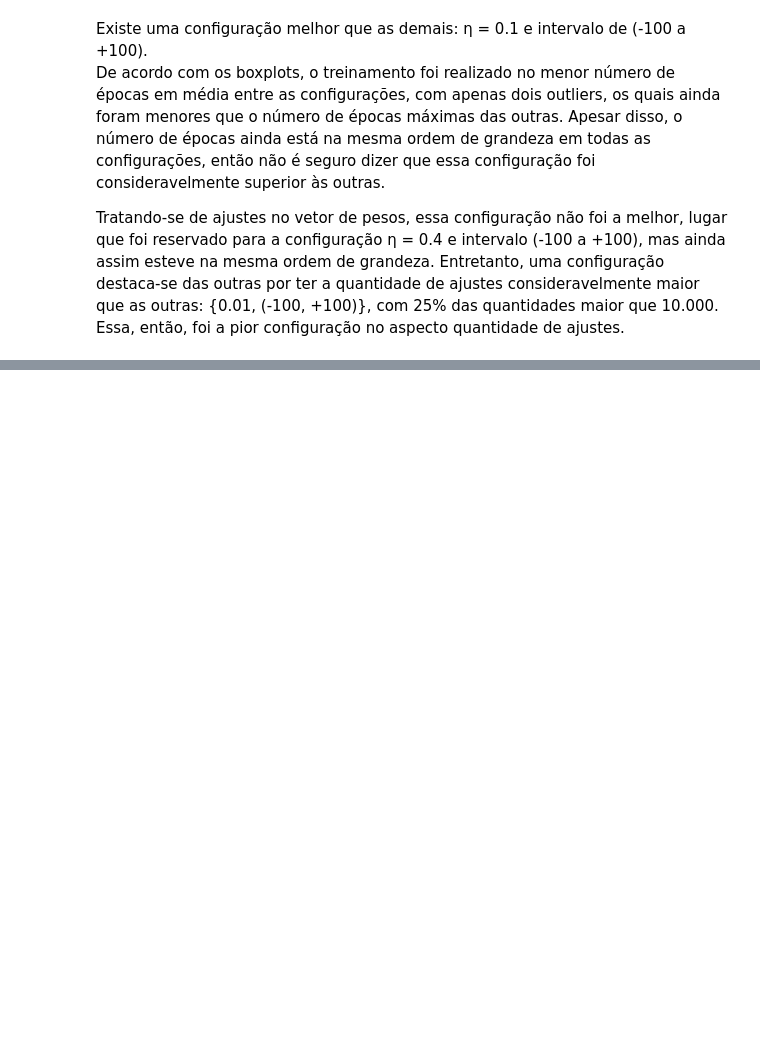
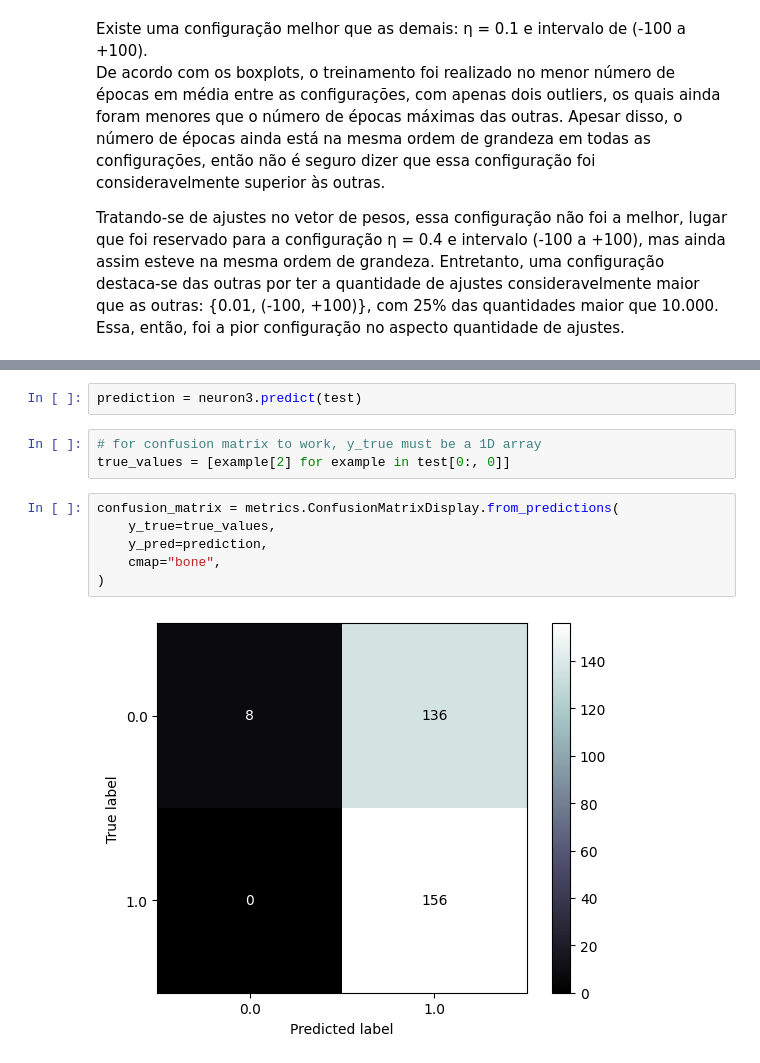
Before and after one commit to ViniciusCastroCoutinho/RNA2.1, a Jupyter notebook: RNA2_1.ipynb, the cells around one changed output, grey strips where cells are left out. Cells and saved outputs as stored; diff of their text form; blank space fills up the shorter version.

```diff
--- a/RNA2_1.ipynb
+++ b/RNA2_1.ipynb
@@ -279,0 +412,13 @@ Tratando-se de ajustes no vetor de pesos, essa configuração não foi a melhor,
+# %%
+prediction = neuron3.predict(test)
+# %%
+# for confusion matrix to work, y_true must be a 1D array
+true_values = [example[2] for example in test[0:, 0]]
+# %%
+confusion_matrix = metrics.ConfusionMatrixDisplay.from_predictions(
+    y_true=true_values,
+    y_pred=prediction,
+    cmap="bone",
+)
+# %% [output]
+[figure, added]
```
Also changed, not shown: parts of 11 cells of this notebook.
